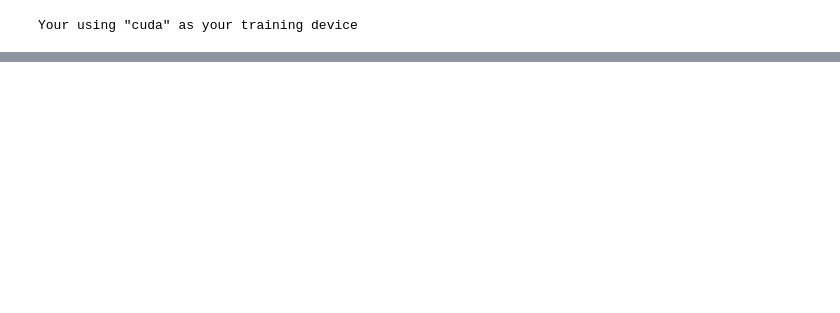
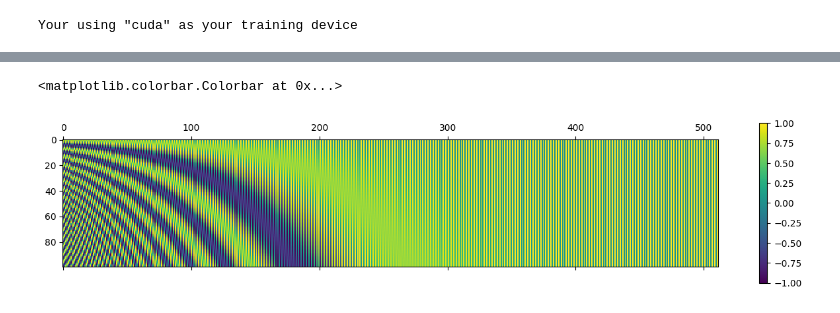
Before and after one commit to MitchelHsu/NLP, a Jupyter notebook: Transformer/transformer_playground.ipynb, the cells around one changed output, grey strips where cells are left out. Cells and saved outputs as stored; diff of their text form; code cells hidden in the pictures; blank space fills up the shorter version.

Commit message:
feat: Update tranformer playground

```diff
--- a/Transformer/transformer_playground.ipynb
+++ b/Transformer/transformer_playground.ipynb
@@ -105,0 +202,33 @@ torch.Size([32, 8, 10, 10])
+# %%
+class PositionalEncoding(nn.Module):
+    """Implementations of Positional Encoding (has linear property)"""
+    def __init__(self, max_seq_length, d_model):
+        super(PositionalEncoding, self).__init__()
+
+        # The positional encoding vector
+        positional_encoding = torch.zeros(max_seq_length, d_model)
+        # print(positional_encoding.size())
+        # Corresponding to pos
+        positions = torch.arange(0, max_seq_length, dtype=torch.float).unsqueeze(1)
+        # print(positions.size())
+        # Corresponding to i embedding
+        embed_pos = torch.exp(torch.arange(0, d_model, 2).float() * -math.log(10000.0) / 512)
+        # print(embed_pos.size())
+
+        # Multiply the scaled embed_pos with position
+        positional_encoding[:, 0::2] = torch.sin(positions * embed_pos)
+        positional_encoding[:, 1::2] = torch.cos(positions * embed_pos)
+
+        # To indicate pe is not model parameter
+        self.register_buffer('pe', positional_encoding.unsqueeze(0))
+
+    def forward(self, x: torch.Tensor) -> torch.Tensor:
+        return x + self.pe[:, :x.size(1)]
+# %%
+# Playground
+pe = PositionalEncoding(100, 512)
+cax = plt.matshow(pe.pe.squeeze(0))
+plt.gcf().colorbar(cax)
+# %% [output]
+<matplotlib.colorbar.Colorbar at 0x...>
+[figure, added]
```
Also changed, not shown: parts of 10 cells of this notebook.
